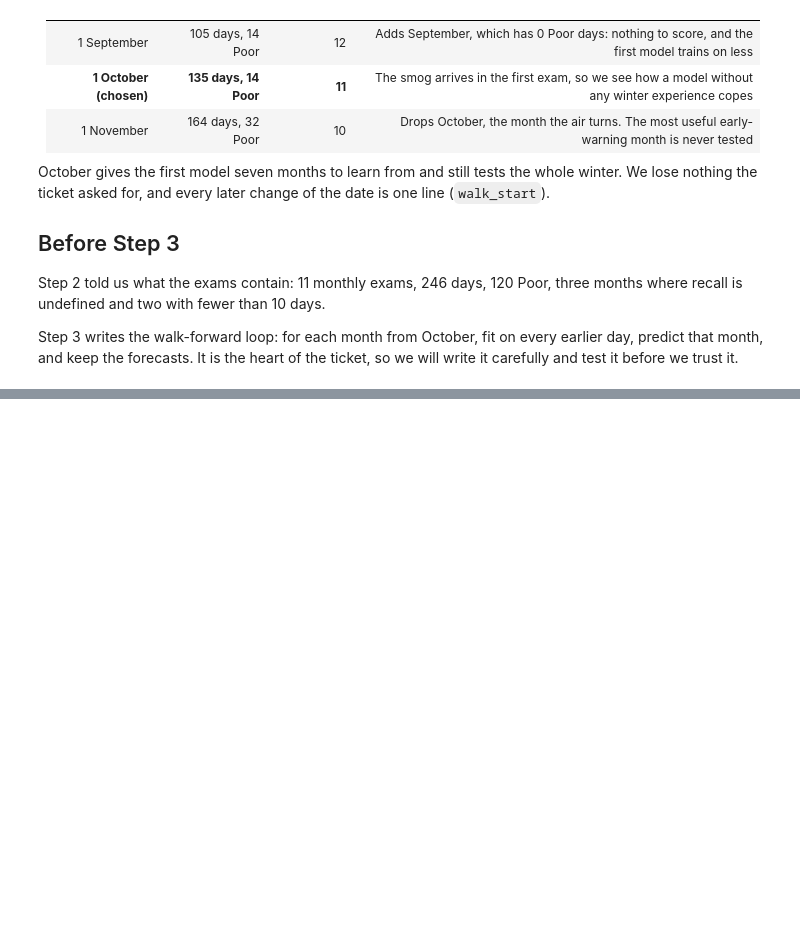
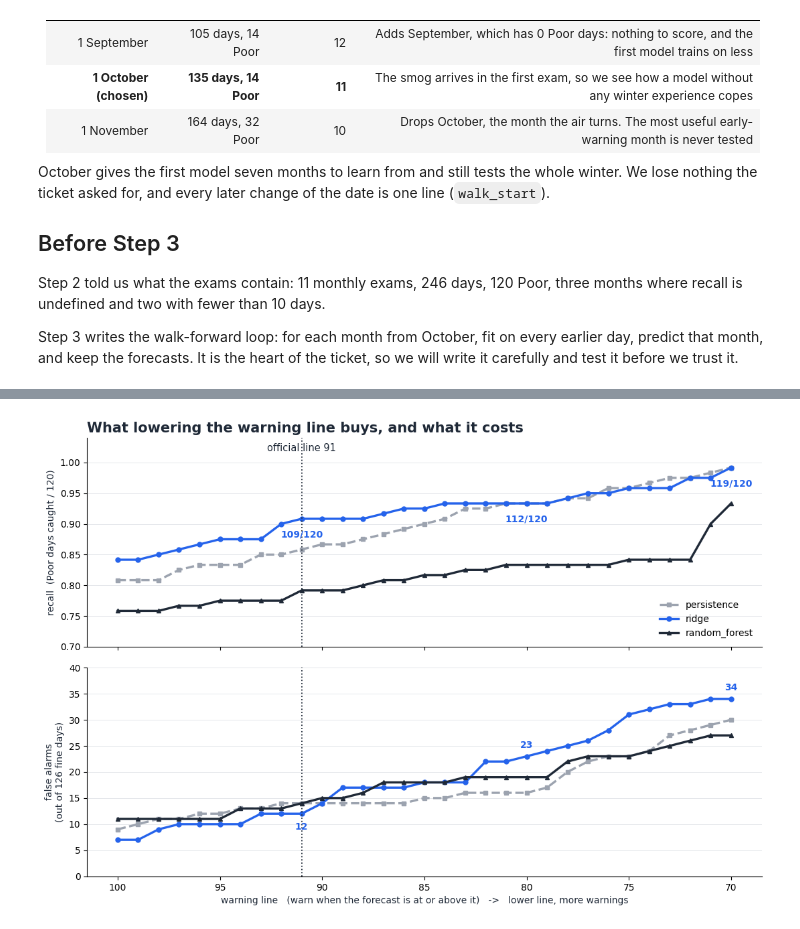
Before and after one commit to coderkali/machine_learning, a Jupyter notebook: 18_Projects/01_Delhi_Air_Forecast/notebooks/16_walk_forward.ipynb, the cells around one changed output, grey strips where cells are left out. Cells and saved outputs as stored; diff of their text form; code cells hidden in the pictures; blank space fills up the shorter version.

```diff
--- a/18_Projects/01_Delhi_Air_Forecast/notebooks/16_walk_forward.ipynb
+++ b/18_Projects/01_Delhi_Air_Forecast/notebooks/16_walk_forward.ipynb
@@ -623,0 +1392,36 @@ Step 3 writes the walk-forward loop: for each month from October, fit on every e
+# %%
+# --- The price list as a picture: recall on top, false alarms below, same horizontal axis -----------------
+look = {"persistence": ("#9ca3af", "--", "s"), "ridge": (ACCENT, "-", "o"), "random_forest": (INK, "-", "^")}
+fig, (top, bottom) = plt.subplots(2, 1, figsize=(13, 8.5), sharex=True, gridspec_kw={"hspace": 0.1})
+
+for name, (color, style, marker) in look.items():
+    one = sweep[sweep["model"] == name]
+    top.plot(one["line"], one["recall"], color=color, ls=style, marker=marker, ms=5, lw=2.4, label=name)
+    bottom.plot(one["line"], one["fp"], color=color, ls=style, marker=marker, ms=5, lw=2.4)
+
+for ax in (top, bottom):
+    ax.axvline(91, color=INK, ls=":", lw=1.3)                       # the official line
+    ax.grid(axis="y", color=GRID, lw=0.7); ax.set_axisbelow(True)
+    for side in ("top", "right"):
+        ax.spines[side].set_visible(False)
+top.text(91, 1.015, "official line 91", ha="center", va="bottom", fontsize=10.5, color=INK)
+
+# Label Ridge's price at three lines.
+ridge_all = sweep[sweep["model"] == "ridge"].set_index("line")
+for line in (91, 80, 70):
+    top.annotate(f"{ridge_all.loc[line, 'tp']}/120", (line, ridge_all.loc[line, "recall"]), textcoords="offset points",
+                 xytext=(0, -20), ha="center", fontsize=10, color=ACCENT, fontweight="bold")
+    bottom.annotate(f"{ridge_all.loc[line, 'fp']}", (line, ridge_all.loc[line, "fp"]), textcoords="offset points",
+                    xytext=(0, -17 if line == 91 else 9), ha="center", fontsize=10, color=ACCENT, fontweight="bold")
+
+top.set_ylabel("recall  (Poor days caught / 120)", color=INK)
+top.set_ylim(0.7, 1.04)
+top.set_title("What lowering the warning line buys, and what it costs", loc="left", fontsize=15, fontweight="bold", color=INK)
+top.legend(frameon=False, loc="lower right")
+bottom.set_ylabel("false alarms\n(out of 126 fine days)", color=INK)
+bottom.set_xlabel("warning line   (warn when the forecast is at or above it)   ->   lower line, more warnings", color=INK)
+bottom.set_ylim(0, 40)
+bottom.invert_xaxis()                                                # moving right = lowering the line
+plt.show()
+# %% [output]
+[figure, added]
```
Also changed, not shown: parts of 39 cells of this notebook, 3 other files.
